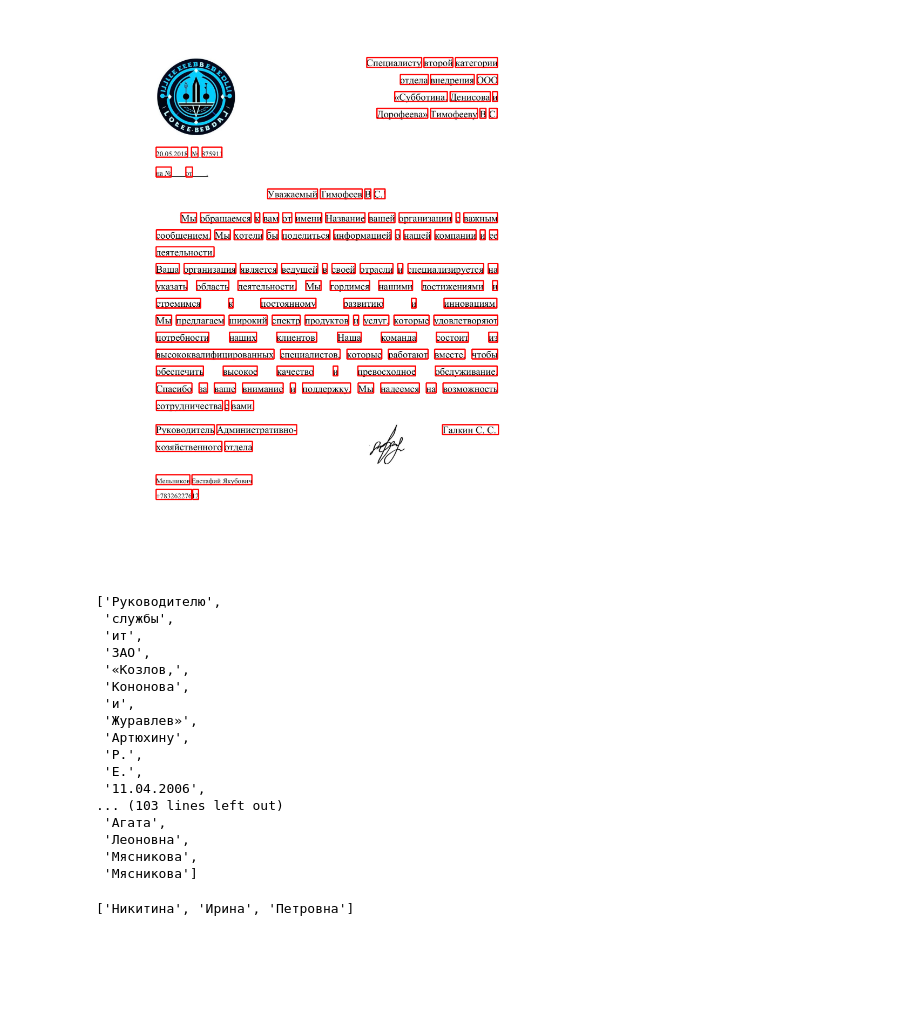
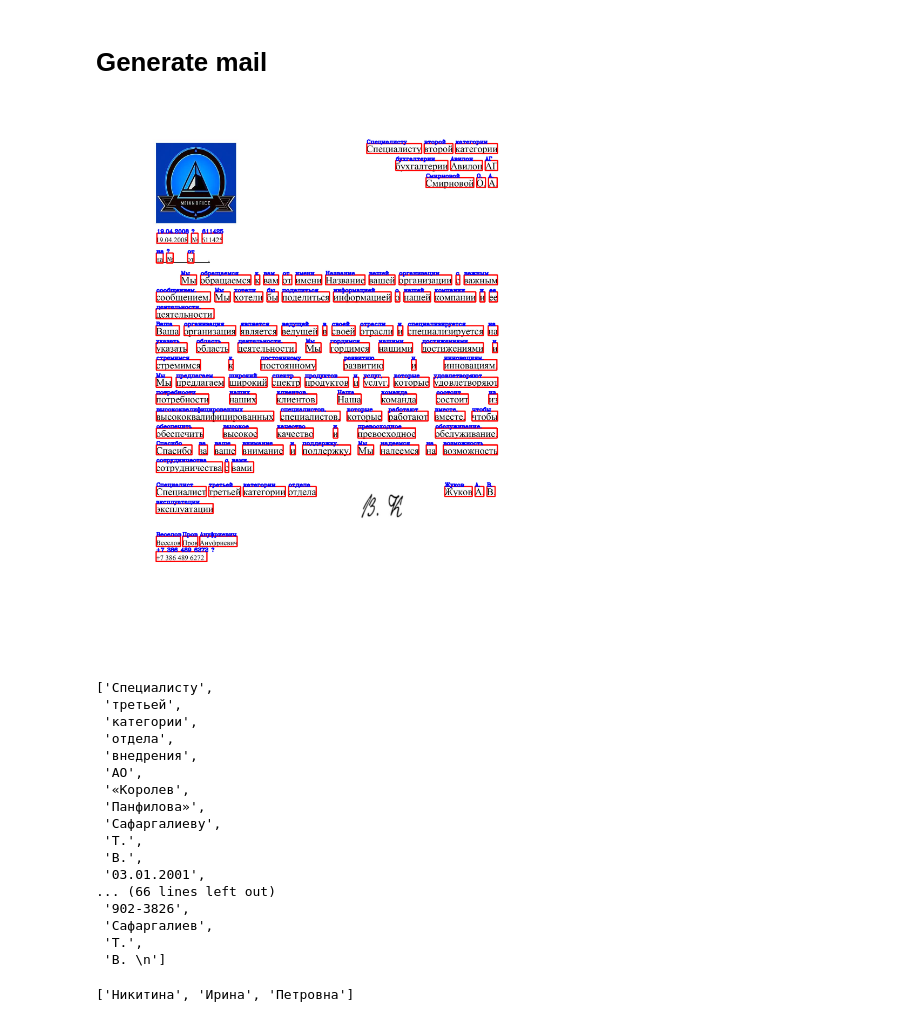
Before and after one commit to Letters-recognize-service/letters_dataset_generator, a Jupyter notebook: letters_test_win.ipynb, the cells around one changed output. Drawn from its saved outputs; the diff is of its cells as text; code cells hidden in the pictures; blank space fills up the shorter version.

```diff
--- a/letters_test_win.ipynb
+++ b/letters_test_win.ipynb
@@ -435,3 +439,5 @@ def generate_jpg_and_layout(pdf_path, filename):
+# %% [markdown]
+# Generate mail
 # %%
 import sys
 import os
@@ -447,37 +464,42 @@ for filename in tqdm(range(1)):
     # coords, tokens = get_word_coords(os.path.join(out_dir, 'pdf', f'{filename}.pdf'))
 # %%
 import cv2
-
-img = cv2.imread('letters_out/jpg/0.jpg')
-with open(os.path.join(out_dir, 'json', '0.json'), 'r') as f:
+n = 6
+img = cv2.imread(f'letters_out/jpg/{n}.jpg')
+with open(os.path.join(out_dir, 'json', f'{n}.json'), 'r') as f:
     layout = json.load(f)
 
-for box in layout['boxes']:
+for box, word in zip(layout['boxes'], layout['words']):
     img = cv2.rectangle(img, (box[0][0], box[0][1]), (box[1][0], box[1][1]), (255, 0, 0), 3)
+    img = cv2.putText(img, word, (box[0][0], box[0][1]), cv2.FONT_HERSHEY_COMPLEX, 0.7, (0, 0, 255), 2, cv2.LINE_AA)
 
 Image.fromarray(img)
 # %% [output]
-[figure, old version]
+[figure, new version]
 # %%
-layout['words']
+# layout['words']
+with open(os.path.join(out_dir, 'json', '2.json'), 'r') as f:
+    a = json.load(f)
+
+a['words']
 # %% [output]
-['Руководителю',
- 'службы',
- 'ит',
- 'ЗАО',
- '«Козлов,',
- 'Кононова',
- 'и',
- 'Журавлев»',
- 'Артюхину',
- 'Р.',
- 'Е.',
- '11.04.2006',
-... (103 lines left out)
- 'Агата',
- 'Леоновна',
- 'Мясникова',
- 'Мясникова']
+['Специалисту',
+ 'третьей',
+ 'категории',
+ 'отдела',
+ 'внедрения',
+ 'АО',
+ '«Королев',
+ 'Панфилова»',
+ 'Сафаргалиеву',
+ 'Т.',
+ 'В.',
+ '03.01.2001',
+... (66 lines left out)
+ '902-3826',
+ 'Сафаргалиев',
+ 'Т.',
+ 'В. \n']
 # %%
 # f = Faker('ru_RU')
 # [f.company() for _ in range(30)]
```
Also changed, not shown: parts of 8 cells of this notebook.
